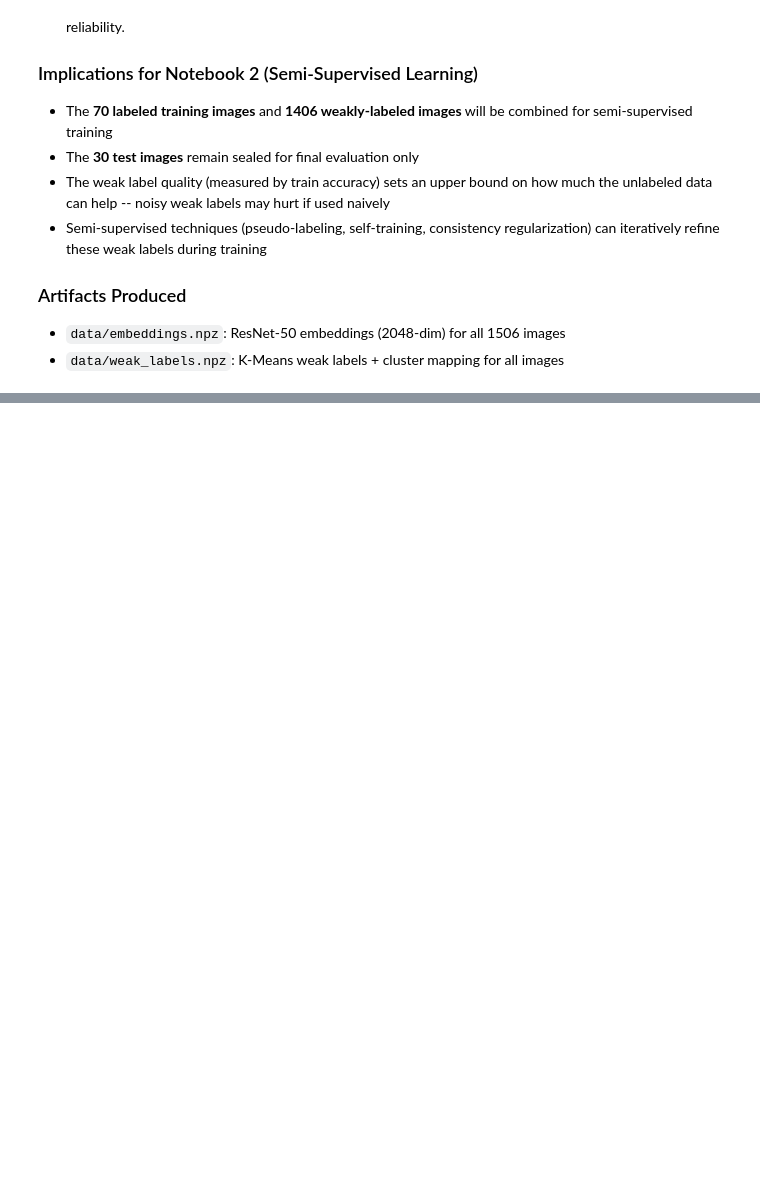
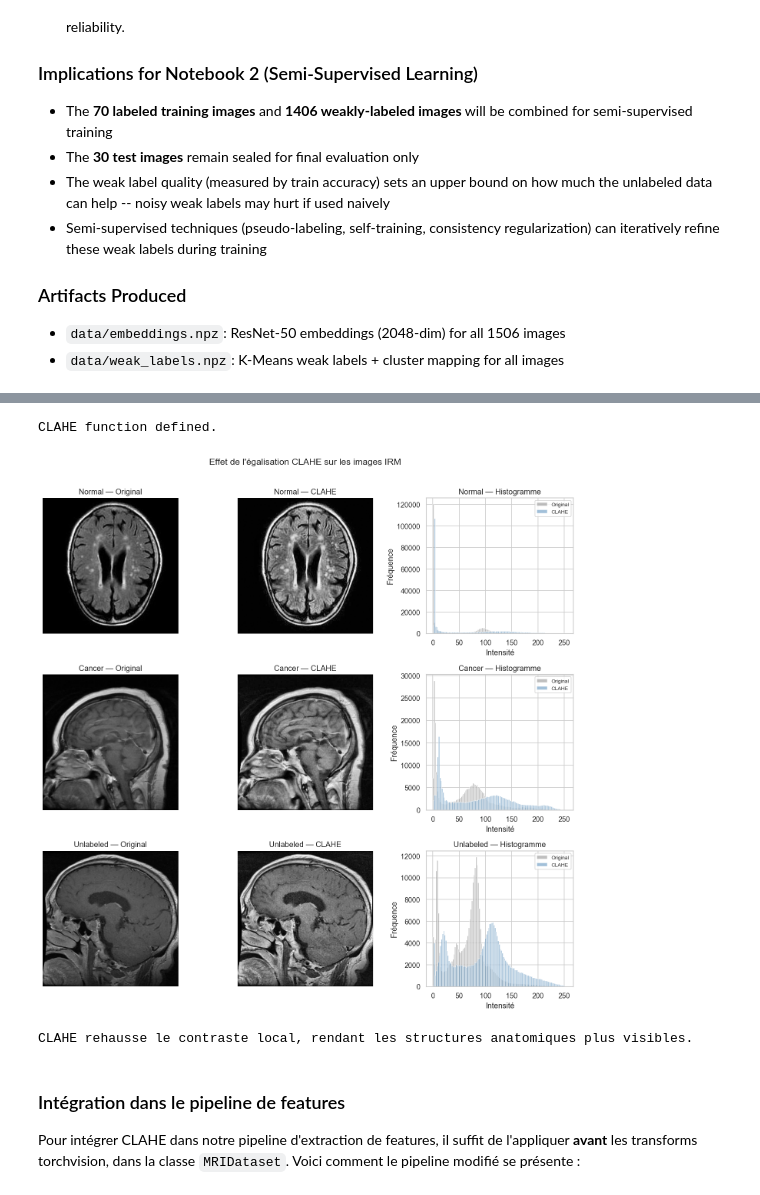
Before and after one commit to ghislaindelabie/OC10-brainscan-ai-semi-supervised, a Jupyter notebook: Delabie_Ghislain_1_Notebook_042025.ipynb, the cells around one changed output, grey strips where cells are left out. Drawn from its saved outputs; the diff is of its cells as text; code cells hidden in the pictures; blank space fills up the shorter version.

```diff
--- a/Delabie_Ghislain_1_Notebook_042025.ipynb
+++ b/Delabie_Ghislain_1_Notebook_042025.ipynb
@@ -833,0 +845,73 @@ Clustering approach inspired by [Semi-Supervised Learning MNIST KMeans](https://
+# %%
+import cv2
+import numpy as np
+from PIL import Image
+import matplotlib.pyplot as plt
+
+def apply_clahe(img_array: np.ndarray, clip_limit: float = 2.0,
+                tile_size: int = 8) -> np.ndarray:
+    """Apply CLAHE (Contrast Limited Adaptive Histogram Equalization).
+
+    Args:
+        img_array: Grayscale image as uint8 numpy array (H, W)
+        clip_limit: Contrast limiting threshold (higher = more contrast)
+        tile_size: Size of local region for adaptive equalization
+
+    Returns:
+        Equalized image as uint8 numpy array (H, W)
+    """
+    clahe = cv2.createCLAHE(
+        clipLimit=clip_limit,
+        tileGridSize=(tile_size, tile_size)
+    )
+    return clahe.apply(img_array)
+
+print("CLAHE function defined.")
+# %% [output]
+CLAHE function defined.
+# %%
+# Demonstrate CLAHE on 3 sample images (1 Normal, 1 Cancer, 1 Unlabeled)
+from pathlib import Path
+
+data_dir = Path("data/mri_dataset_brain_cancer_oc")
+samples = [
+    (sorted(list((data_dir / "avec_labels/normal").glob("*.jpg")))[0], "Normal"),
+    (sorted(list((data_dir / "avec_labels/cancer").glob("*.jpg")))[0], "Cancer"),
+    (sorted(list((data_dir / "sans_label").glob("*.jpg")))[0], "Unlabeled"),
+]
+
+fig, axes = plt.subplots(3, 3, figsize=(12, 12))
+for row, (path, label) in enumerate(samples):
+    # Load as grayscale
+    img = np.array(Image.open(path).convert("L"))
+    img_eq = apply_clahe(img)
+
+    # Original
+    axes[row, 0].imshow(img, cmap="gray")
+    axes[row, 0].set_title(f"{label} — Original")
+    axes[row, 0].axis("off")
+
+    # CLAHE
+    axes[row, 1].imshow(img_eq, cmap="gray")
+    axes[row, 1].set_title(f"{label} — CLAHE")
+    axes[row, 1].axis("off")
+
+    # Histograms comparison
+    axes[row, 2].hist(img.ravel(), bins=128, alpha=0.5, label="Original", color="gray")
+    axes[row, 2].hist(img_eq.ravel(), bins=128, alpha=0.5, label="CLAHE", color="steelblue")
+    axes[row, 2].set_title(f"{label} — Histogramme")
+    axes[row, 2].legend(fontsize=8)
+    axes[row, 2].set_xlabel("Intensité")
+    axes[row, 2].set_ylabel("Fréquence")
+
+plt.suptitle("Effet de l'égalisation CLAHE sur les images IRM", fontsize=14, y=1.01)
+plt.tight_layout()
+plt.show()
+print("CLAHE rehausse le contraste local, rendant les structures anatomiques plus visibles.")
+# %% [output]
+[figure, added]
+CLAHE rehausse le contraste local, rendant les structures anatomiques plus visibles.
+# %% [markdown]
+### Intégration dans le pipeline de features
+
+Pour intégrer CLAHE dans notre pipeline d'extraction de features, il suffit de l'appliquer **avant** les transforms torchvision, dans la classe `MRIDataset`. Voici comment le pipeline modifié se présente :
```
Also changed, not shown: parts of 15 cells of this notebook.
